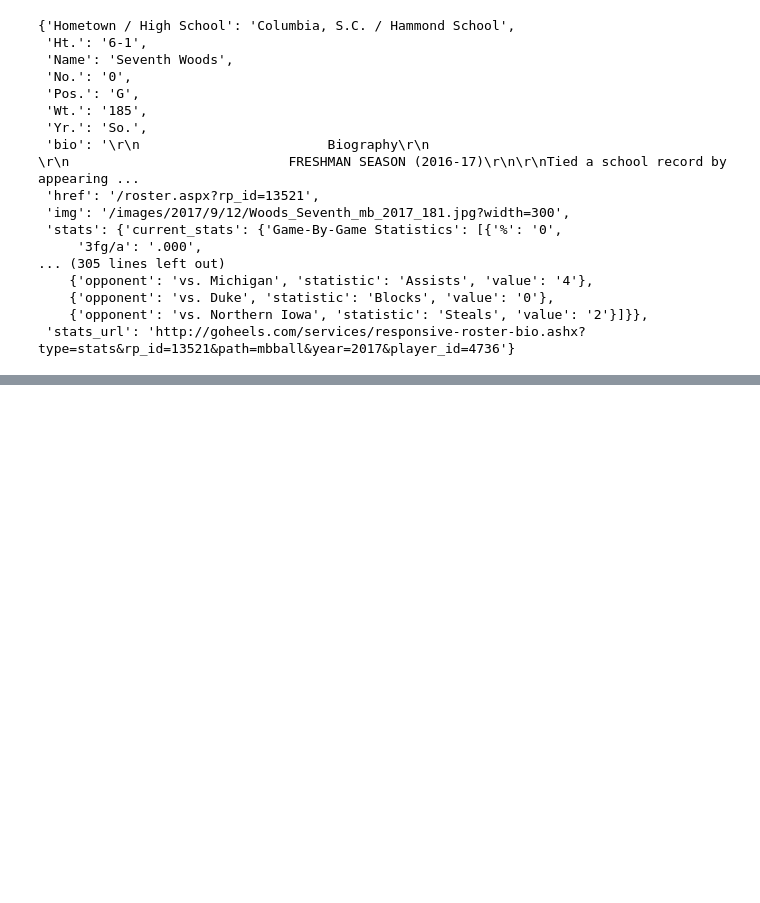
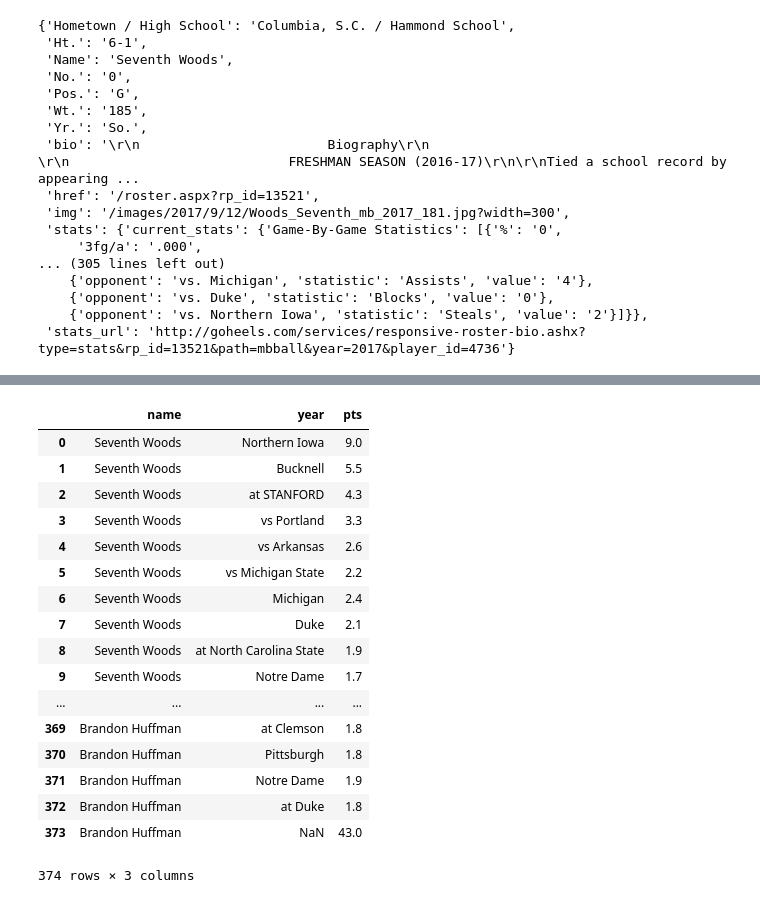
Before and after one commit to connjin/heels-scrape, a Jupyter notebook: bball-cleaned-pandas.ipynb, the cells around one changed output, grey strips where cells are left out. Drawn from its saved outputs; the diff is of its cells as text; code cells hidden in the pictures; blank space fills up the shorter version.

```diff
--- a/bball-cleaned-pandas.ipynb
+++ b/bball-cleaned-pandas.ipynb
@@ -46,2 +63,4 @@ df
 # %%
 df = df.apply(pd.to_numeric, errors='ignore')
+# %%
+df.drop('avg', axis=1, inplace=True)
@@ -47,0 +71,21 @@ df = df.apply(pd.to_numeric, errors='ignore')
+# %%
+df.loc[:, ('name', 'year', 'pts')]
+# %% [output]
+|  | name | year | pts |
+| 0 | Seventh Woods | Northern Iowa | 9.0 |
+| 1 | Seventh Woods | Bucknell | 5.5 |
+| 2 | Seventh Woods | at STANFORD | 4.3 |
+| 3 | Seventh Woods | vs Portland | 3.3 |
+| 4 | Seventh Woods | vs Arkansas | 2.6 |
+| 5 | Seventh Woods | vs Michigan State | 2.2 |
+| 6 | Seventh Woods | Michigan | 2.4 |
+| 7 | Seventh Woods | Duke | 2.1 |
+| 8 | Seventh Woods | at North Carolina State | 1.9 |
+| 9 | Seventh Woods | Notre Dame | 1.7 |
+| ... | ... | ... | ... |
+| 369 | Brandon Huffman | at Clemson | 1.8 |
+| 370 | Brandon Huffman | Pittsburgh | 1.8 |
+| 371 | Brandon Huffman | Notre Dame | 1.9 |
+| 372 | Brandon Huffman | at Duke | 1.8 |
+| 373 | Brandon Huffman | NaN | 43.0 |
+374 rows × 3 columns
```
Also changed, not shown: parts of 4 cells of this notebook.
